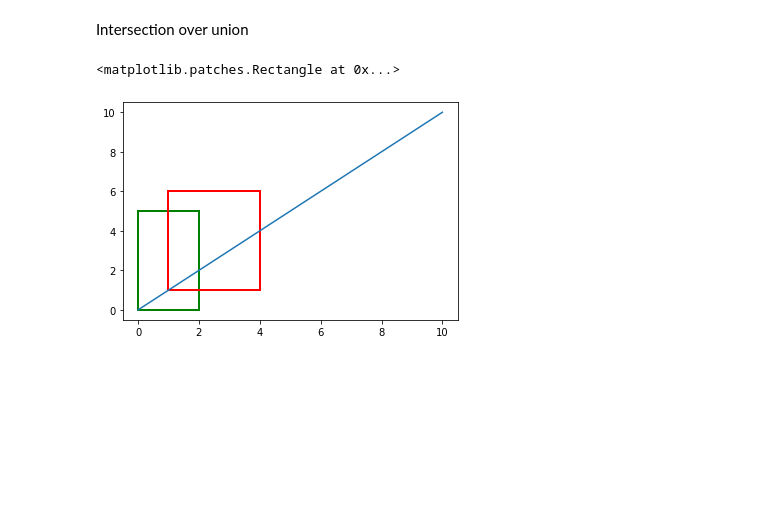
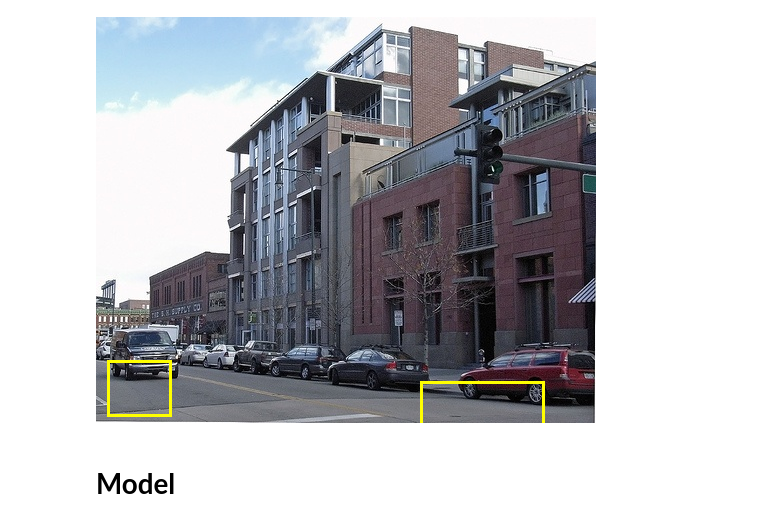
Before and after one commit to O-suke12/ObjectDetection, a Jupyter notebook: YOLOv1.ipynb, the cells around one changed output. Drawn from its saved outputs; the diff is of its cells as text; code cells hidden in the pictures; blank space fills up the shorter version.

Commit message:
Model Complete

```diff
--- a/YOLOv1.ipynb
+++ b/YOLOv1.ipynb
@@ -8 +81,45 @@ Network
+# %%
+import torchvision
+from torchvision.io import read_image
+from torchvision.utils import draw_bounding_boxes
+
+df_train = pd.read_csv("/content/train.csv")
+df_test = pd.read_csv("/content/test.csv")
+df_example = pd.read_csv("/content/8examples.csv")
+
+label_ex = open("/content/labels/000004.txt", "r")
+label = label_ex.read().split()
+
+center_x = float(label[1])*448
+center_y = float(label[2])*448
+width = float(label[3])*448
+height = float(label[4])*448
+x_min = center_x-width/2
+y_min = center_y-height/2
+x_max = center_x+width/2
+y_max = center_y+height/2
+center_x = float(label[6])*448
+center_y = float(label[7])*448
+width = float(label[8])*448
+height = float(label[9])*448
+x2_min = center_x-width/2
+y2_min = center_y-height/2
+x2_max = center_x+width/2
+y2_max = center_y+height/2
+
+img = read_image('/content/images/000004.jpg')
+bbox = [x_min, y_min, x_max, y_max]
+bbox1 = [x2_min, y2_min, x2_max, y2_max]
+bbox = torch.tensor(bbox, dtype=torch.int)
+bbox1 = torch.tensor(bbox1, dtype=torch.int)
+bbox=bbox.unsqueeze(0)
+bbox1=bbox1.unsqueeze(0)
+img=draw_bounding_boxes(img, bbox, width=3, colors=(255,255,0))
+img=draw_bounding_boxes(img, bbox1, width=3, colors=(255,255,0))
+img = torchvision.transforms.ToPILImage()(img)
+img.show()
+# %% [output]
+[figure, added]
+# %% [markdown]
+# **Model**
 # %%
@@ -61,34 +221,0 @@ class YOLO_v1(nn.Module):
-# %% [markdown]
-Intersection over union
-# %%
-# return IOU= area of intersection / area of union
-def IoU (predict_location, correct_location):
-  prediction_area = (predict_location[1,0]-predict_location[0,0])*(predict_location[2,1]-predict_location[1,1])
-  correct_area = (correct_location[1,0]-correct_location[0,0])*(correct_location[2,1]-correct_location[1,1])
-  inter_right = min(predict_location[1,0], correct_location[1,0])
-  inter_left = max(predict_location[0,0], correct_location[0,0])
-  inter_low = min(predict_location[2,1], correct_location[2,1])
-  inter_up = max(predict_location[0,1], correct_location[0,1])
-  inter_width = inter_right - inter_left
-  inter_length = inter_low - inter_up
-  intersection_area = inter_length*inter_width
-  union_area = prediction_area + correct_area - intersection_area
-  return intersection_area/union_area
-
-#sample
-predict_location_sample=np.array([[0,0],[2,0],[0,5],[2,5]])
-correct_location_sample=np.array([[1,1],[4,1],[1,6],[4,6]])
-IoU(predict_location_sample, correct_location_sample)
-fig, ax = plt.subplots()
-ax.plot([0, 10],[0, 10])
-plt.gca().add_patch(Rectangle((0,0),2,5,
-                    edgecolor='green',
-                    facecolor='none',
-                    lw=2))
-plt.gca().add_patch(Rectangle((1,1),3,5,
-                    edgecolor='red',
-                    facecolor='none',
-                    lw=2))
-# %% [output]
-<matplotlib.patches.Rectangle at 0x...>
-[figure, removed]
```
Also changed, not shown: parts of 16 cells of this notebook.
